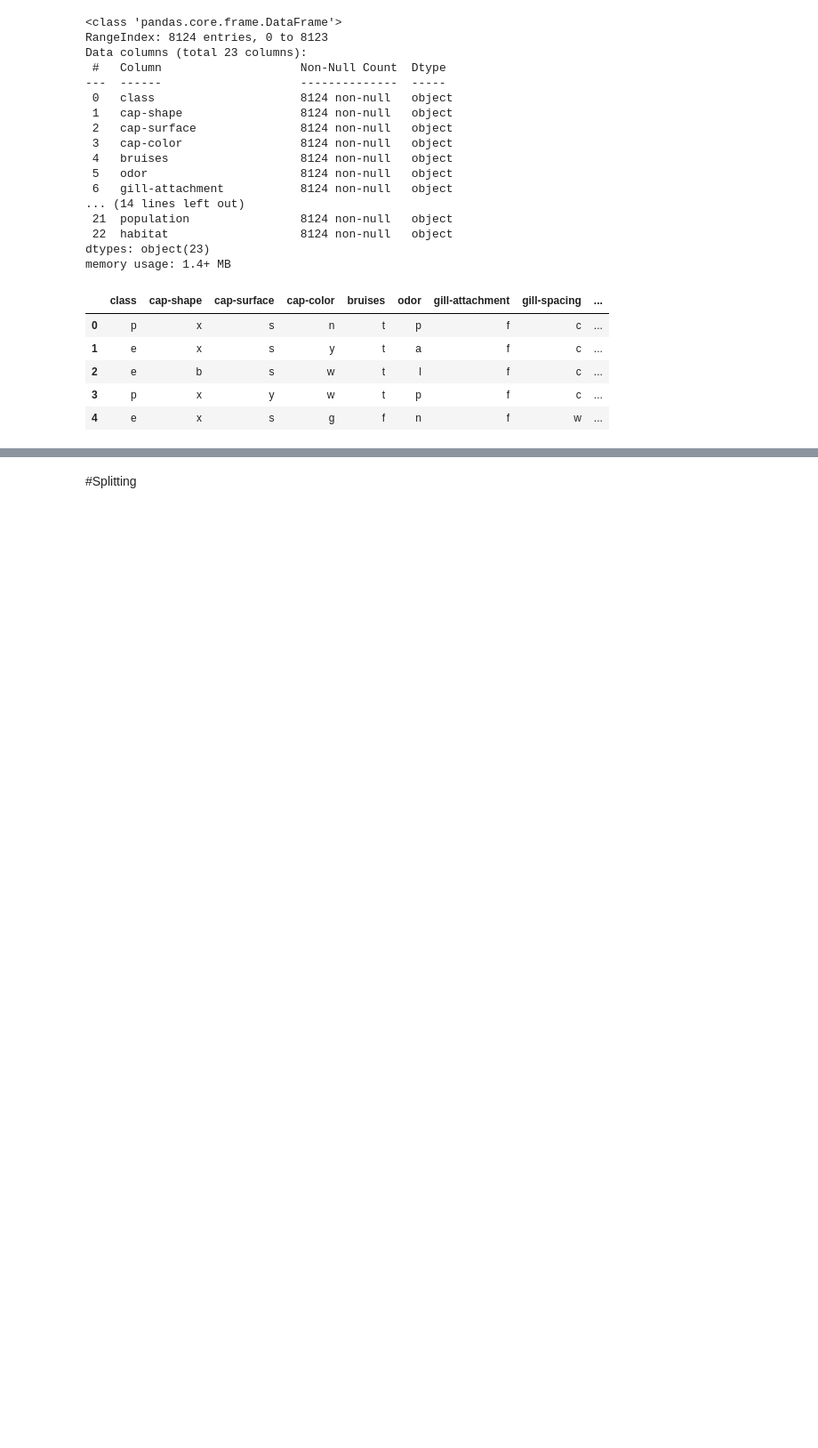
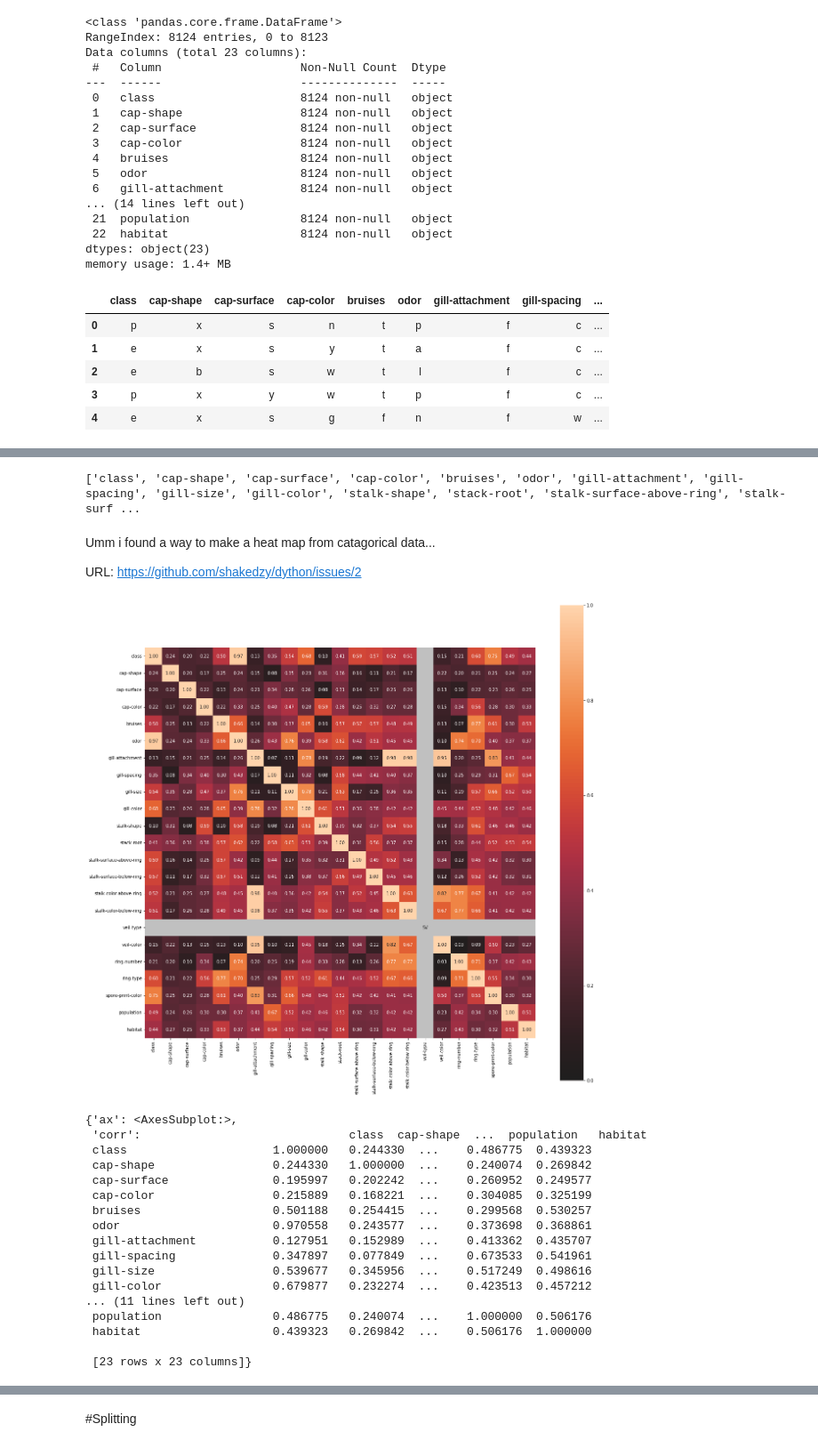
Before and after one commit to Rafal-Wawrzak/Project_2, a Jupyter notebook: Project_2_Part_2_(Core).ipynb, the cells around one changed output, grey strips where cells are left out. Shown at 89% size. Saved outputs shown, nothing was run; the diff lists cells and outputs as text; code cells hidden in the pictures; blank space fills up the shorter version.

```diff
--- a/Project_2_Part_2_(Core).ipynb
+++ b/Project_2_Part_2_(Core).ipynb
@@ -192,0 +205,16 @@ df.head()
+# %%
+##slowly changing from letter to words so i can understand  the data better
+df['class'] = df ['class'].map({'e':'Edible',
+                                'p':'Poisonous'})
+
+df['cap-shape'] = df['cap-shape'].map({'b':'bell',
+                                       'c':'conical',
+                                       'x':'convex',
+                                       'f':'flat',
+                                       'k':'knobbed',
+                                       's':'sunken'})
+
+df['cap-surface']=df['cap-surface'].map({'f':'fibrous',
+                                         'g':'grooves',
+                                         'y':'scaly',
+                                         's':'smooth'})
@@ -212,0 +279,35 @@ Name: habitat, dtype: int64
+# %%
+boo =[]
+for i in df:
+    boo.append(i)
+# %%
+print(boo)
+# %% [output]
+['class', 'cap-shape', 'cap-surface', 'cap-color', 'bruises', 'odor', 'gill-attachment', 'gill-spacing', 'gill-size', 'gill-color', 'stalk-shape', 'stack-root', 'stalk-surface-above-ring', 'stalk-surf ...
+# %% [markdown]
+Umm i found a way to make a heat map from catagorical data...
+
+URL: https://github.com/shakedzy/dython/issues/2
+# %%
+nominal.associations(df,
+                     nominal_columns=boo,
+                     figsize = (20,20))
+# %% [output]
+[figure, added]
+{'ax': <AxesSubplot:>,
+ 'corr':                              class  cap-shape  ...  population   habitat
+ class                     1.000000   0.244330  ...    0.486775  0.439323
+ cap-shape                 0.244330   1.000000  ...    0.240074  0.269842
+ cap-surface               0.195997   0.202242  ...    0.260952  0.249577
+ cap-color                 0.215889   0.168221  ...    0.304085  0.325199
+ bruises                   0.501188   0.254415  ...    0.299568  0.530257
+ odor                      0.970558   0.243577  ...    0.373698  0.368861
+ gill-attachment           0.127951   0.152989  ...    0.413362  0.435707
+ gill-spacing              0.347897   0.077849  ...    0.673533  0.541961
+ gill-size                 0.539677   0.345956  ...    0.517249  0.498616
+ gill-color                0.679877   0.232274  ...    0.423513  0.457212
+... (11 lines left out)
+ population                0.486775   0.240074  ...    1.000000  0.506176
+ habitat                   0.439323   0.269842  ...    0.506176  1.000000
+
+ [23 rows x 23 columns]}
```
Also changed, not shown: parts of 15 cells of this notebook.
